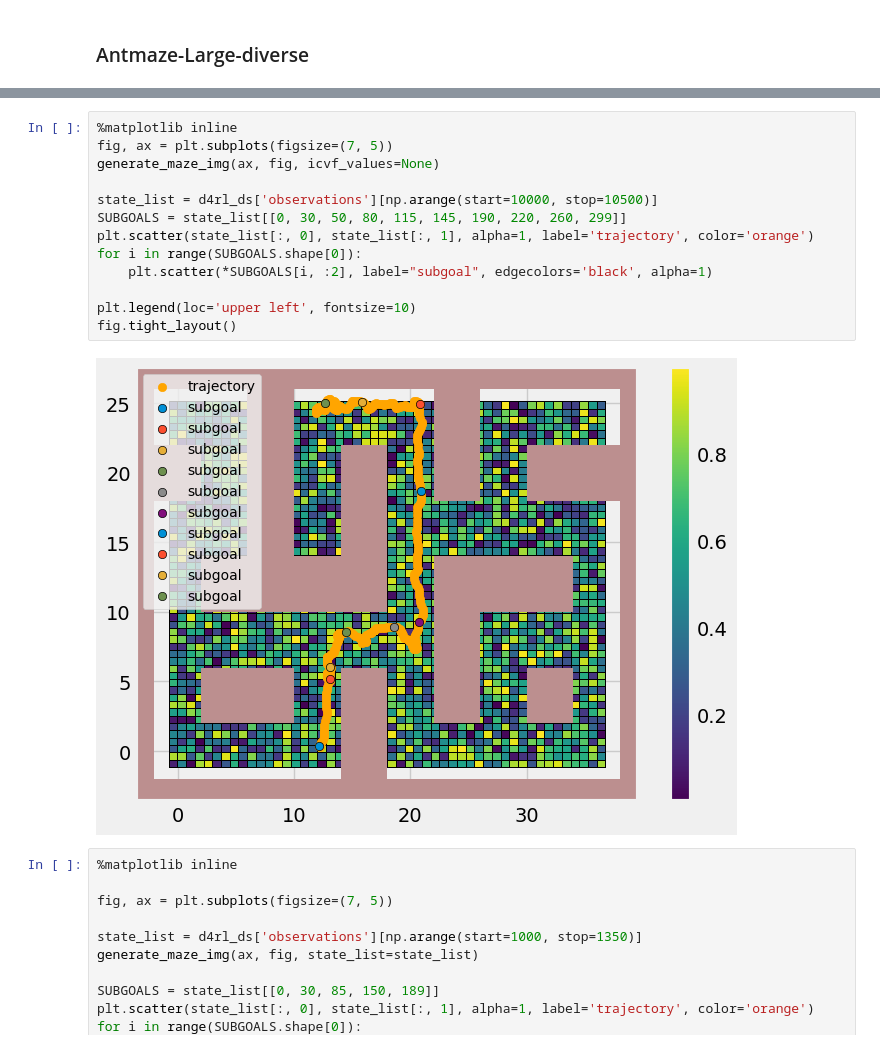
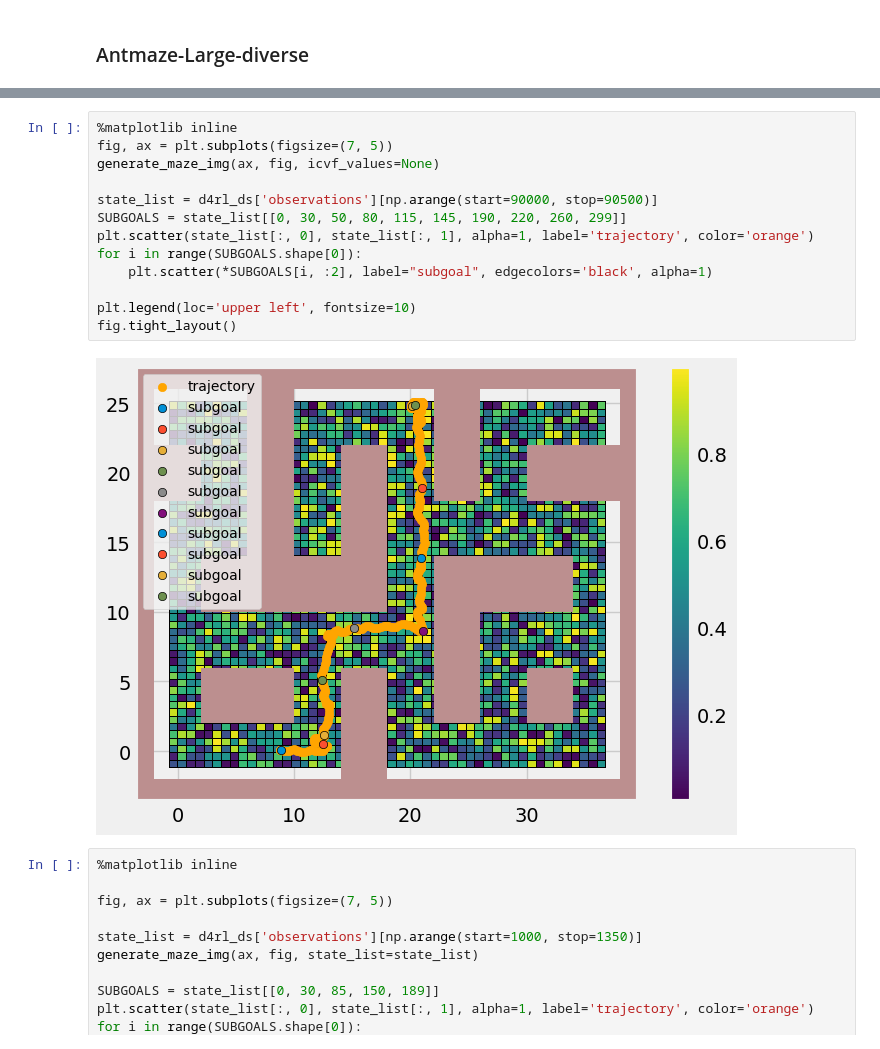
Before and after one commit to skylooop/AILOT, a Jupyter notebook: notebooks/D4RL_viz.ipynb, the cells around one changed output, grey strips where cells are left out. Drawn from its saved outputs; the diff is of its cells as text.

```diff
--- a/notebooks/D4RL_viz.ipynb
+++ b/notebooks/D4RL_viz.ipynb
@@ -195,18 +196,18 @@ Target Goal:  (32.97631117049812, 25.218177079177277)
 # %%
 %matplotlib inline
 fig, ax = plt.subplots(figsize=(7, 5))
 generate_maze_img(ax, fig, icvf_values=None)
 
-state_list = d4rl_ds['observations'][np.arange(start=10000, stop=10500)]
+state_list = d4rl_ds['observations'][np.arange(start=90000, stop=90500)]
 SUBGOALS = state_list[[0, 30, 50, 80, 115, 145, 190, 220, 260, 299]]
 plt.scatter(state_list[:, 0], state_list[:, 1], alpha=1, label='trajectory', color='orange')
 for i in range(SUBGOALS.shape[0]):
     plt.scatter(*SUBGOALS[i, :2], label="subgoal", edgecolors='black', alpha=1)
 
 plt.legend(loc='upper left', fontsize=10)
 fig.tight_layout()
 # %% [output]
-[figure, old version]
+[figure, new version]
 # %%
 %matplotlib inline
 
```
Also changed, not shown: parts of 20 cells of this notebook, 5 other files.
